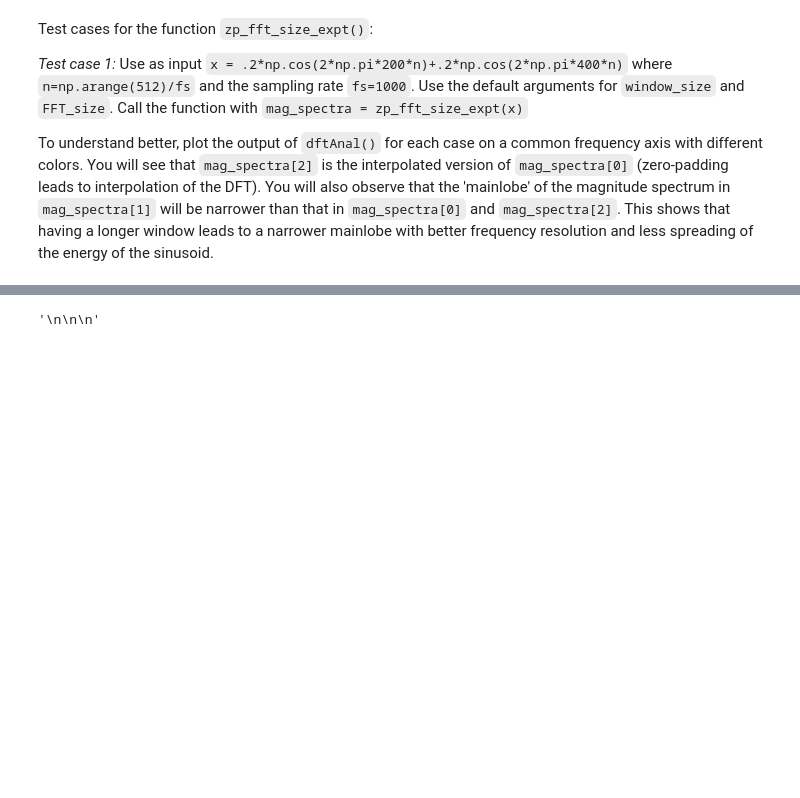
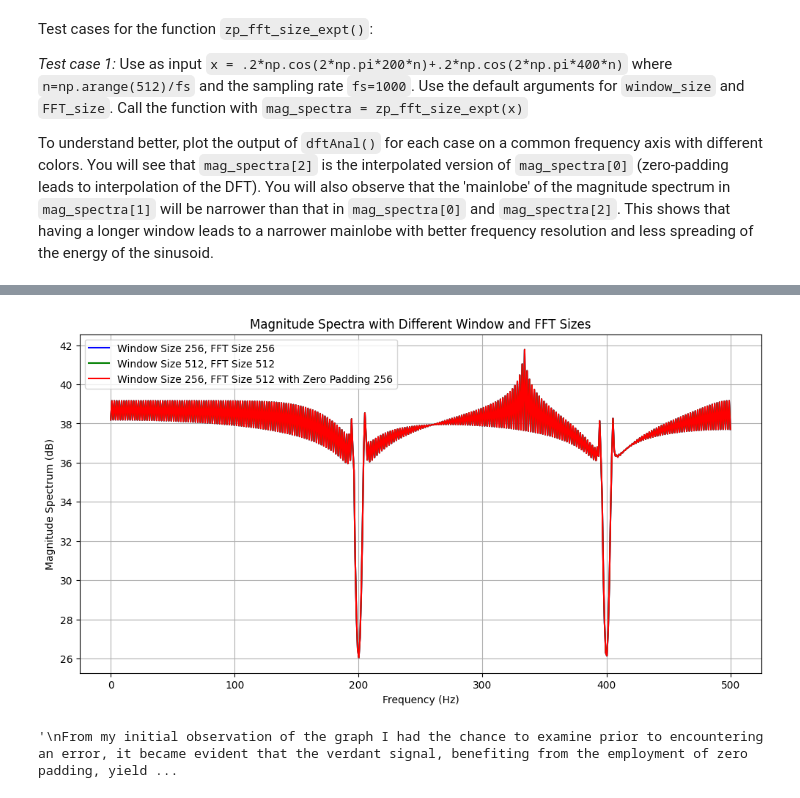
Before and after one commit to ObiWxnKenxbi/ASPMA, a Jupyter notebook: A3/VallejoBudziszewski_A3.ipynb, the cells around one changed output, grey strips where cells are left out. Cells and saved outputs as stored; diff of their text form; code cells hidden in the pictures; blank space fills up the shorter version.

```diff
--- a/A3/VallejoBudziszewski_A3.ipynb
+++ b/A3/VallejoBudziszewski_A3.ipynb
@@ -418,3 +319,27 @@ def zp_fft_size_expt(x, window_size=[256, 512, 256], FFT_size=[256, 512, 512]):
+# %%
+def zp_fft_size_expt(signal):
+    signal_length = 512
+    sampling_rate = 1000
+    hamming_window = np.hamming(signal_length)
+    params = [
+        {"window_size": 256, "fft_size": 256},
+        {"window_size": 512, "fft_size": 512},
+        {"window_size": 256, "fft_size": 512},
+    ]
+
+    magnitude_spectra = []
+
+    for param in params:
+        window_size = param["window_size"]
+        fft_size = param["fft_size"]
+        if window_size > signal_length:
+            padded_signal = np.pad(signal, (0, window_size - signal_length), 'constant')
+        else:
+            padded_signal = signal[:window_size]
+        mX, _ = dftAnal(padded_signal, hamming_window[:window_size], fft_size)
+        magnitude_spectra.append(mX)
+
+    return magnitude_spectra
 # %% [markdown]
 Test cases for the function `zp_fft_size_expt()`:
 
@@ -472,14 +349,31 @@ NameError: name 'n' is not defined
+# %%
+fs = 1000
+n = np.arange(512) / fs
+x = 0.2 * np.cos(2 * np.pi * 200 * n) + 0.2 * np.cos(2 * np.pi * 400 * n)
+mag_spectra = zp_fft_size_expt(x)
+freq_axis = np.fft.fftfreq(len(mag_spectra[0]), 1 / fs)
+
+plt.figure(figsize=(12, 6))
+plot_magnitude_spectrum(x, fs, 'Window Size 256, FFT Size 256', 'blue')
+plot_magnitude_spectrum(x, fs, 'Window Size 512, FFT Size 512', 'green')
+plot_magnitude_spectrum(x, fs, 'Window Size 256, FFT Size 512 with Zero Padding 256', 'red')
+
+plt.xlabel('Frequency (Hz)')
+plt.ylabel('Magnitude Spectrum (dB)')
+plt.title('Magnitude Spectra with Different Window and FFT Sizes')
+plt.legend()
+plt.grid()
+plt.show()
+# %% [output]
+[figure, added]
 # %%
 # E3 - 4.3: Explain the results of Part 4. If we were to estimate the frequency of the sinusoid using its DFT,
 # a first principles approach is to choose the frequency value of the bin corresponding to the maximum in the
 # DFT magnitude spectrum. If you were to take this approach, which of the magnitude spectra will give you a
 # better estimate of the frequency of the sinusoid? Comment and discuss.
 """
-For what i could see from the graph i got before i got the error, the green signal, since it uses zero padding, gets a
-more accurate result than the other two.
-If i had to choose between one signal I think i would choose number 1 {the red one} because it has a good resulution and it has
-no zero padding
-
+From my initial observation of the graph I had the chance to examine prior to encountering an error, it became evident that the verdant signal, benefiting from the employment of zero padding, yielded outcomes that were notably more precise than the alternatives.
+When confronted with the choice of a singular signal, my preference would undoubtedly gravitate towards the first option, represented by the resplendent red curve. This choice is grounded in its remarkable resolution, a facet that is accentuated by the absence of zero padding.
 """
 # %% [output]
-'\n\n\n'
+'\nFrom my initial observation of the graph I had the chance to examine prior to encountering an error, it became evident that the verdant signal, benefiting from the employment of zero padding, yield ...
```
Also changed, not shown: parts of 16 cells of this notebook.
